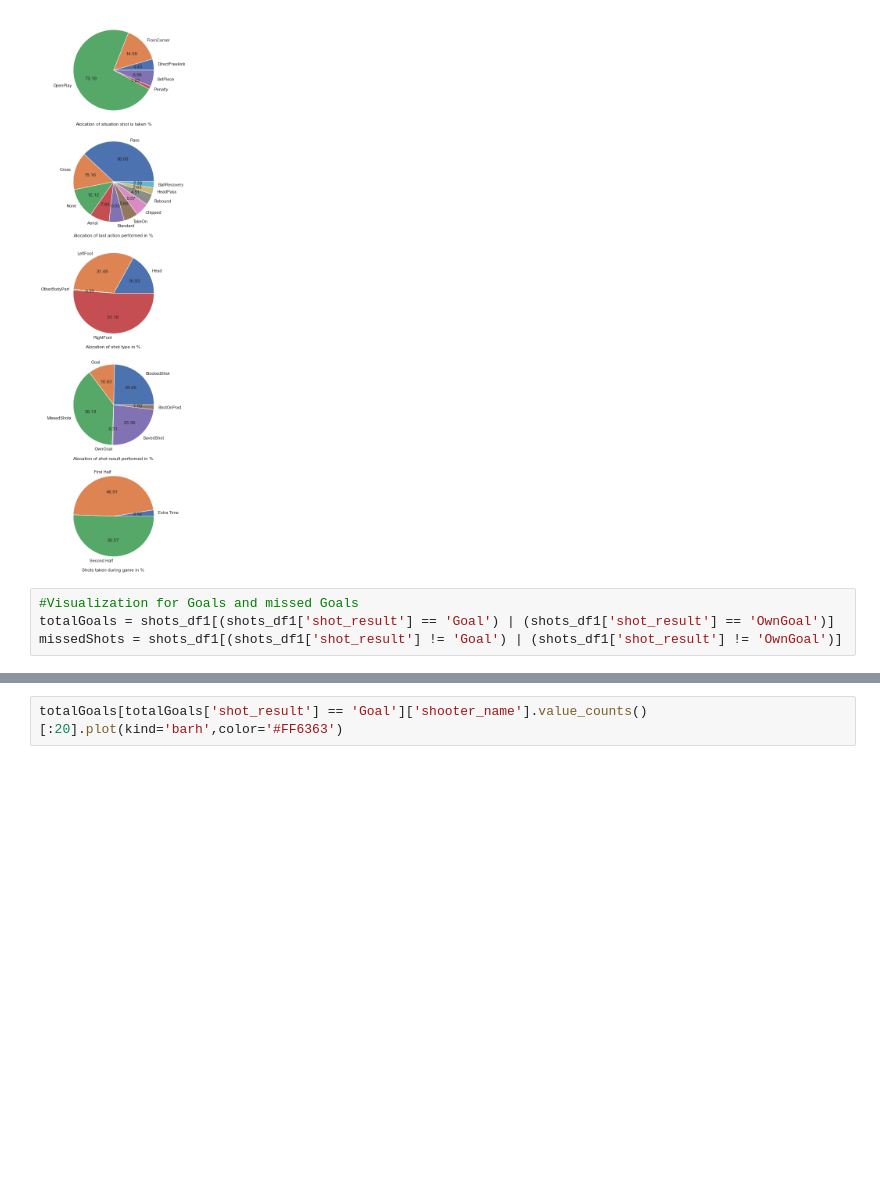
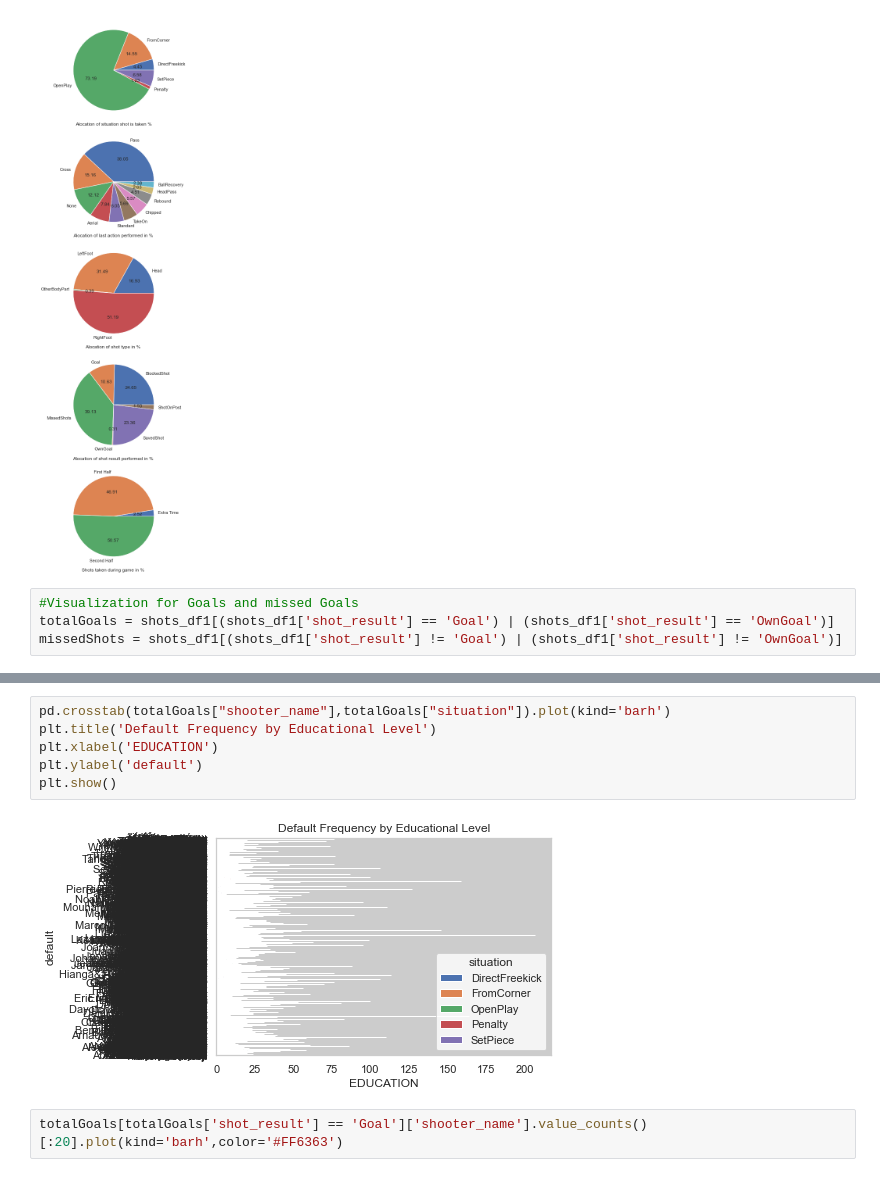
Before and after one commit to gauravmasand09/Database-Analytics-Programming-Football-Data-Group-7, a Jupyter notebook: Individual Code/Gaurav_Singh(21136921)_DAP_Group-07.ipynb, the cells around one changed output, grey strips where cells are left out. Drawn from its saved outputs; the diff is of its cells as text; blank space fills up the shorter version.

```diff
--- a/Individual Code/Gaurav_Singh(21136921)_DAP_Group-07.ipynb
+++ b/Individual Code/Gaurav_Singh(21136921)_DAP_Group-07.ipynb
@@ -585,3 +667,11 @@ missedShots = shots_df1[(shots_df1['shot_result'] != 'Goal') | (shots_df1['shot_
+# %%
+pd.crosstab(totalGoals["shooter_name"],totalGoals["situation"]).plot(kind='barh')
+plt.title('Default Frequency by Educational Level')
+plt.xlabel('EDUCATION')
+plt.ylabel('default')
+plt.show()
+# %% [output]
+[figure, added]
 # %%
 totalGoals[totalGoals['shot_result'] == 'Goal']['shooter_name'].value_counts()[:20].plot(kind='barh',color='#FF6363')
 # %% [output]
```
Also changed, not shown: parts of 10 cells of this notebook, 1 other file.
